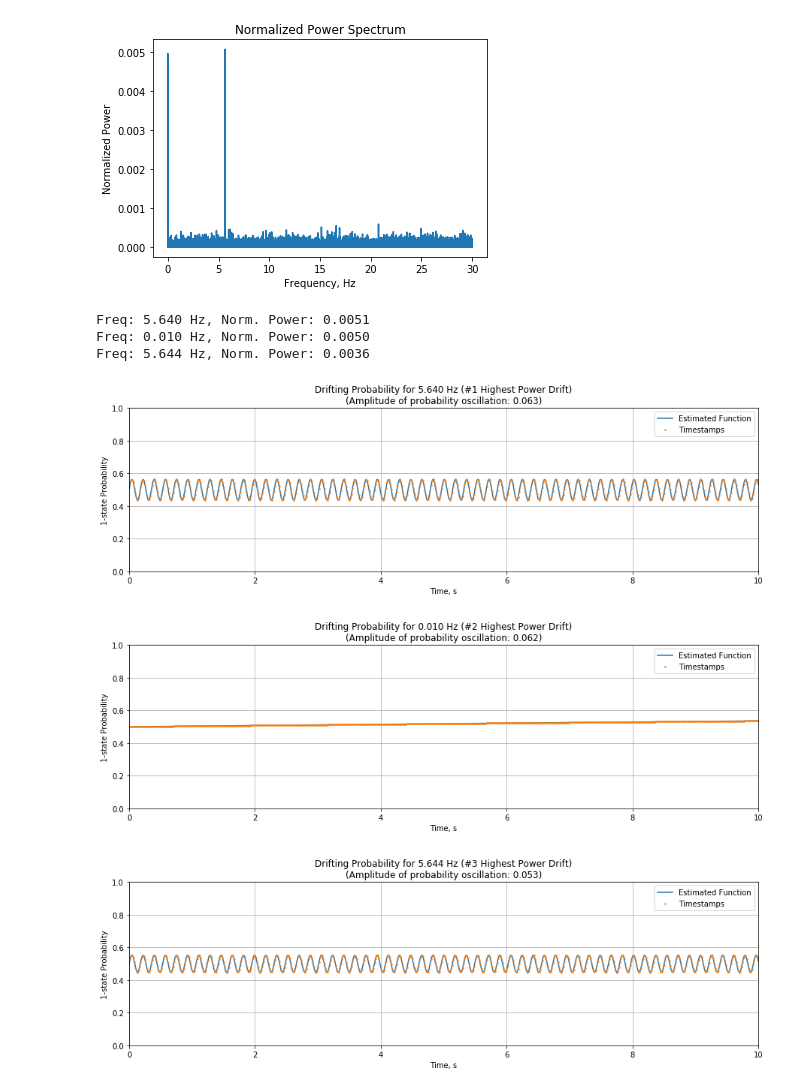
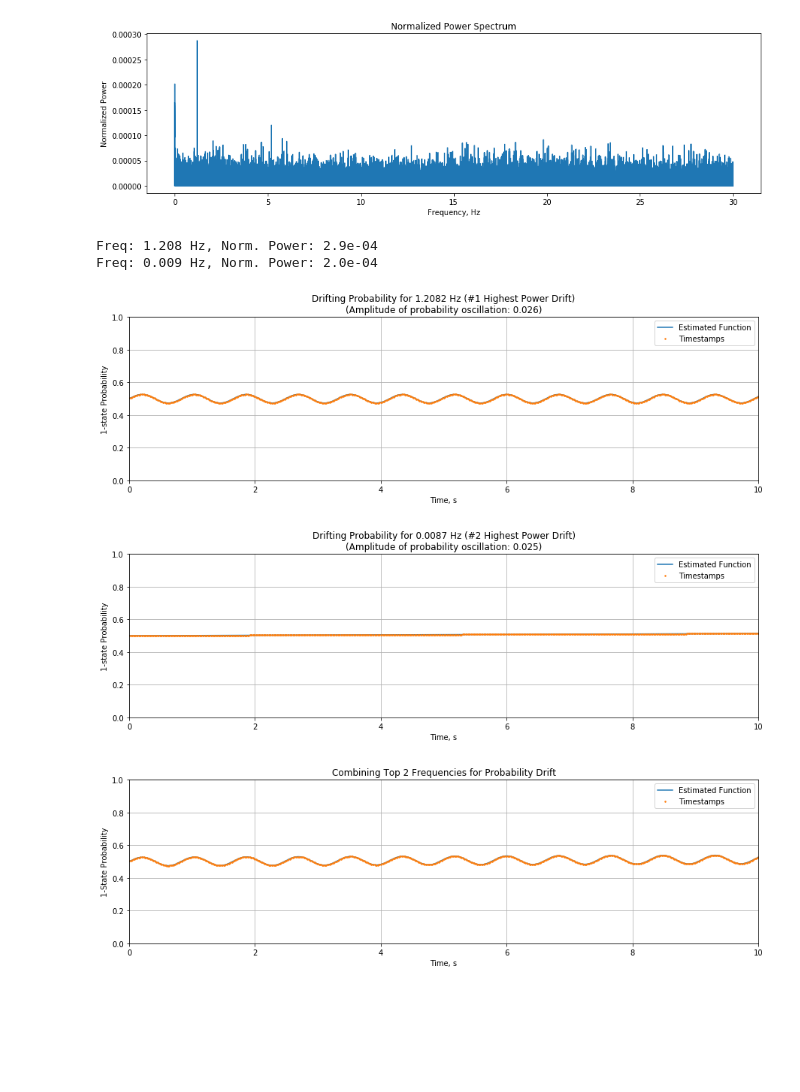
Before and after one commit to garretts-hub/GST_Work, a Jupyter notebook: Drift Analysis with Real Data.ipynb, the cells around one changed output. Drawn from its saved outputs; the diff is of its cells as text; code cells hidden in the pictures; blank space fills up the shorter version.

```diff
--- a/Drift Analysis with Real Data.ipynb
+++ b/Drift Analysis with Real Data.ipynb
@@ -3,7 +3,8 @@ import pygsti
 import matplotlib.pyplot as plt
 from pygsti.extras import drift
 import numpy as np
-from data_list_creator import create_data, gate_string_to_list
+from data_list_creator import create_data
+from helpers import *
 from drift_file_io import drift_input, calculate_average_timestep, merge_lines
 import NoiseSignal2 as ns
 savepath = None
@@ -15,8 +16,8 @@ data_option = 3
 #################################################################################################################
 #For reading in experimental data: enter here
 if data_option == 2 or data_option == 3:
-    base = "N:/Programs/Ions Share/Gate-Set Tomography/DriftAnalysis/PrelimData/"
-    name = '2018_08_20/2018_08_20_1041_51_DRIFT' #specify date_folder/txt_file_name
+    base = "N:/Programs/Ions Share/Gate-Set Tomography/DriftAnalysis/"
+    name = '2018_08_27 Gi Data/2018_08_27_1627_08_DRIFT' #specify date_folder/txt_file_name
     file_loc = base + name + ".txt"
     time_per_sample = 1/60 #seconds, only necessary if you're doing the merge lines
     savepath = None
@@ -38,7 +39,8 @@ print("Time per sample/timestep: {:.4f}".format(time_per_sample))
 print("Samples per second: {:.2f}".format(1/time_per_sample))
 nCounts = ones_count_array[0] + zeros_count_array[0] #the number of samples per timestep (zeros or ones)
 print("Counts per timestep (sample): {}".format(nCounts))
-print("Total Samples/Timesteps: {}".format(len(timestamp_array)))
+nSamples = len(ones_count_array)
+print("Total Samples/Timesteps: {}".format(nSamples))
 print("Total time of Data Collection: {} s".format(timestamp_array[len(timestamp_array) - 1] - timestamp_array[0]))
 drifted = drift.do_basic_drift_characterization(ones_count_array, counts=nCounts, timestep=time_per_sample,timestamps=timestamp_array, verbosity=0)
 drifted.plot_power_spectrum(sequence=0, entity=0, outcome=1, savepath=savepath)
@@ -46,10 +48,7 @@ drifted.plot_power_spectrum(sequence=0, entity=0, outcome=1, savepath=savepath)
 #analyze the frequency-power spectrum
 frequencies = list(drifted.frequencies)
 power_spectrum = list(drifted.pspepo_power_spectrum[0,0,1,:])
-grouped = []
-for i in range(len(frequencies)):
-    grouped.append((frequencies[i], power_spectrum[i]))
-sorted_groups = sorted(grouped, key=lambda tup: tup[1], reverse=True)
+sorted_groups = create_sorted_tuples(frequencies, power_spectrum)
 num_points = 5
 for i in range(num_points):
     print("#{} Frequency: {:.4f} Hz".format(i+1, sorted_groups[i][0]))
@@ -118,18 +117,30 @@ There were 28000 data points
 # %%
 ############# Display normalized spectrum
 normalized_power_spectrum = np.asarray(power_spectrum)/nSamples
+plt.figure(figsize=(15,4))
 plt.plot(frequencies, normalized_power_spectrum)
 plt.title("Normalized Power Spectrum")
 plt.xlabel("Frequency, Hz")
 plt.ylabel("Normalized Power")
 plt.show()
 
-#take the top 3 powers found earlier, normalize them, and find their amplitudes
-amount = 3
-top_tups = sorted_groups[:amount]
-top_freqs = [top_tups[i][0] for i in range(amount)]
-top_norm_powers = [top_tups[i][1]/nSamples for i in range(amount)]
-output = [print("Freq: {:.3f} Hz,\tNorm. Power: {:.4f}".format(top_freqs[i], top_norm_powers[i])) for i in range(amount)]
+# Option 1: take the top *amount* powers found earlier, normalize them, and find their amplitudes
+# Option 2: only look at the top power within a specified range of frequencies
+frequencies_option = 1
+freq_range=(1.15, 1.25)
+
+if frequencies_option==1:
+    amount = 2
+    top_tups = sorted_groups[:amount]
+    top_freqs = [top_tups[i][0] for i in range(amount)]
+    top_norm_powers = [top_tups[i][1]/nSamples for i in range(amount)]
+    output = [print("Freq: {:.3f} Hz,\tNorm. Power: {:.1e}".format(top_freqs[i], top_norm_powers[i])) for i in range(amount)]
+elif frequencies_option==2:
+    amount = 1
+    top_tups = create_sorted_tuples(frequencies, power_spectrum, x_limits=freq_range)
+    top_freqs = [top_tups[i][0] for i in range(amount)]
+    top_norm_powers = [top_tups[i][1]/nSamples for i in range(amount)]
+    output = [print("Freq: {:.3f} Hz,\tNorm. Power: {:.1e}".format(top_freqs[i], top_norm_powers[i])) for i in range(amount)]
 
 ###using a manual fit I calibrated with simulated data
 def manual_exp_power_to_prob(x, a, b, c):
@@ -157,38 +168,37 @@ for i in range(amount):
     plt.plot(timestamp_array, sine(timestamp_array, top_probs[i], top_freqs[i], phases[i]), marker='.', markersize=3, ls='None',label="Timestamps")
     plt.ylim(0,1)
     plt.xlim(0,display_time)
     plt.grid()
     plt.legend()
     plt.xlabel("Time, s")
     plt.ylabel("1-state Probability")
-    plt.title("Drifting Probability for {:.3f} Hz (#{} Highest Power Drift)\n(Amplitude of probability oscillation: {:.3f})".
+    plt.title("Drifting Probability for {:.4f} Hz (#{} Highest Power Drift)\n(Amplitude of probability oscillation: {:.3f})".
               format(top_freqs[i], i+1, top_probs[i] - 0.5))
     plt.show()
 
 #### define and plot a function that combines the top frequencies
 def combined_sine(t, probs, freqs, phases):
     prob = 0.5
     for i in range(amount):
         phase = 0
         prob += (sine(t, probs[i], freqs[i], phases[i]) - 0.5)
     return prob
 
 plt.figure(figsize=(15,4))
 plt.title("Combining Top {} Frequencies for Probability Drift".format(amount))
 plt.xlabel("Time, s")
 plt.ylabel("1-State Probability")
 plt.plot(continuous_time, combined_sine(continuous_time, top_probs, top_freqs, phases), label="Estimated Function")
 plt.plot(timestamp_array, combined_sine(timestamp_array, top_probs, top_freqs, phases), label="Timestamps",ls='None',marker='.',markersize=3)
 plt.legend()
 plt.ylim(0,1)
 plt.grid()
 plt.xlim(0,display_time)
 plt.show()
 # %% [output]
-[figure, old version]
+[figure, new version]
-Freq: 5.640 Hz, Norm. Power: 0.0051
-Freq: 0.010 Hz, Norm. Power: 0.0050
-Freq: 5.644 Hz, Norm. Power: 0.0036
+Freq: 1.208 Hz, Norm. Power: 2.9e-04
+Freq: 0.009 Hz, Norm. Power: 2.0e-04
-[figure, old version]
+[figure, new version]
-[figure, old version]
+[figure, new version]
-[figure, old version]
+[figure, new version]
```
Also changed, not shown: parts of 5 cells of this notebook, 6 other files.
